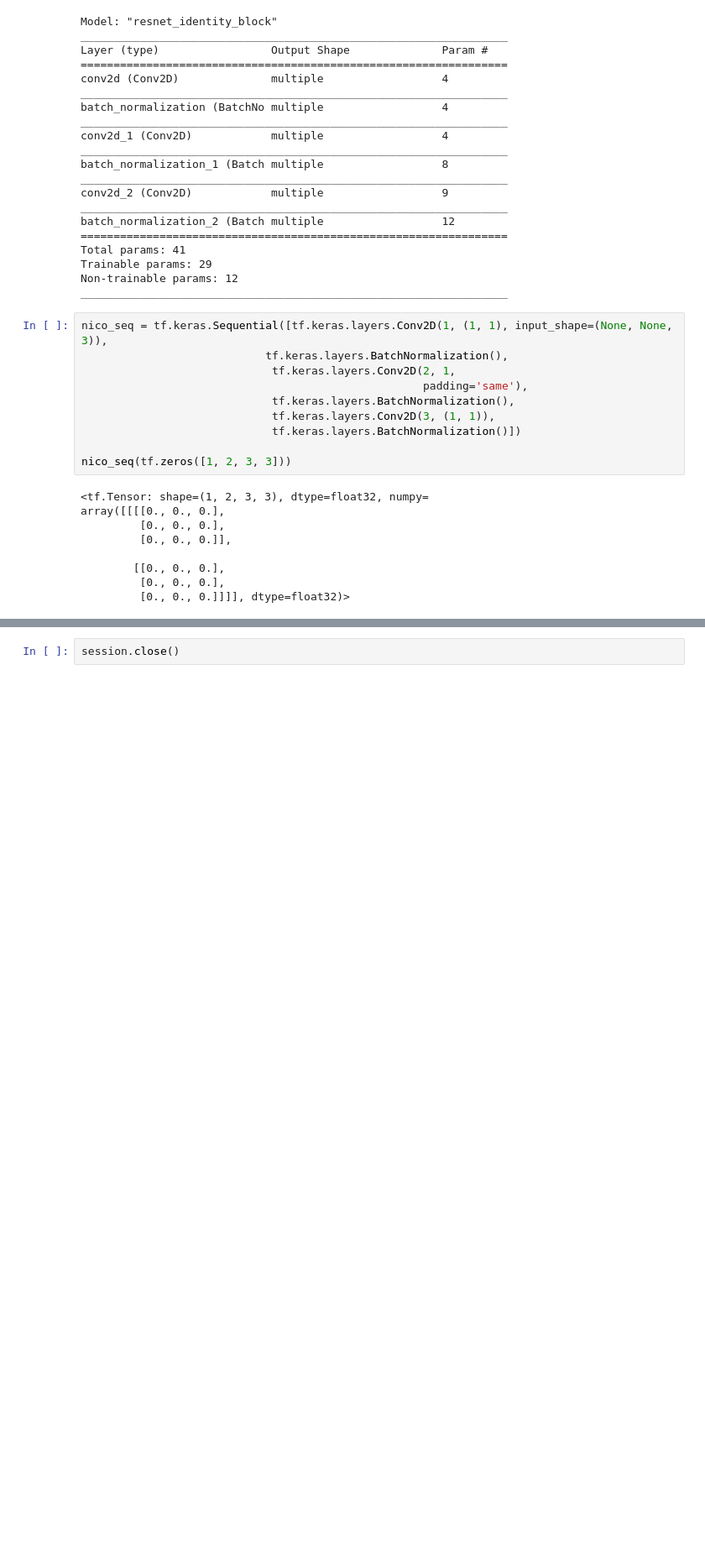
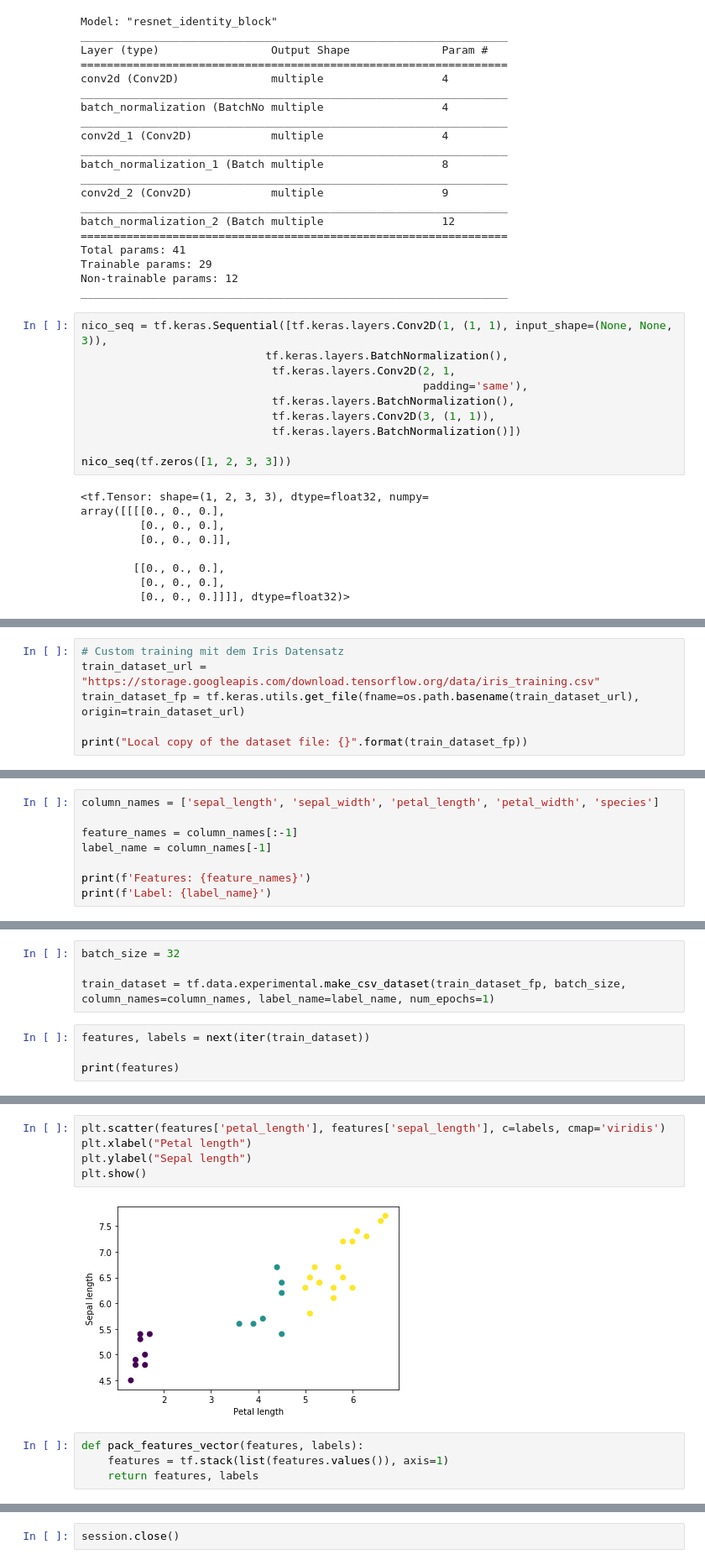
Before and after one commit to DerNiccoo/TensorFlow-training, a Jupyter notebook: 2.2 Customization.ipynb, the cells around one changed output, grey strips where cells are left out. Shown at 84% size. Drawn from its saved outputs; the diff is of its cells as text; blank space fills up the shorter version.

Commit message:
Custom training

```diff
--- a/2.2 Customization.ipynb
+++ b/2.2 Customization.ipynb
@@ -318,0 +332,6 @@ _________________________________________________________________
+# %%
+# Custom training mit dem Iris Datensatz
+train_dataset_url = "https://storage.googleapis.com/download.tensorflow.org/data/iris_training.csv"
+train_dataset_fp = tf.keras.utils.get_file(fname=os.path.basename(train_dataset_url), origin=train_dataset_url)
+
+print("Local copy of the dataset file: {}".format(train_dataset_fp))
@@ -318,0 +340,8 @@ _________________________________________________________________
+# %%
+column_names = ['sepal_length', 'sepal_width', 'petal_length', 'petal_width', 'species']
+
+feature_names = column_names[:-1]
+label_name = column_names[-1]
+
+print(f'Features: {feature_names}')
+print(f'Label: {label_name}')
@@ -318,0 +353,8 @@ _________________________________________________________________
+# %%
+batch_size = 32
+
+train_dataset = tf.data.experimental.make_csv_dataset(train_dataset_fp, batch_size, column_names=column_names, label_name=label_name, num_epochs=1)
+# %%
+features, labels = next(iter(train_dataset))
+
+print(features)
@@ -318,0 +375,11 @@ _________________________________________________________________
+# %%
+plt.scatter(features['petal_length'], features['sepal_length'], c=labels, cmap='viridis')
+plt.xlabel("Petal length")
+plt.ylabel("Sepal length")
+plt.show()
+# %% [output]
+[figure, added]
+# %%
+def pack_features_vector(features, labels):
+    features = tf.stack(list(features.values()), axis=1)
+    return features, labels
```
Also changed, not shown: parts of 28 cells of this notebook.
